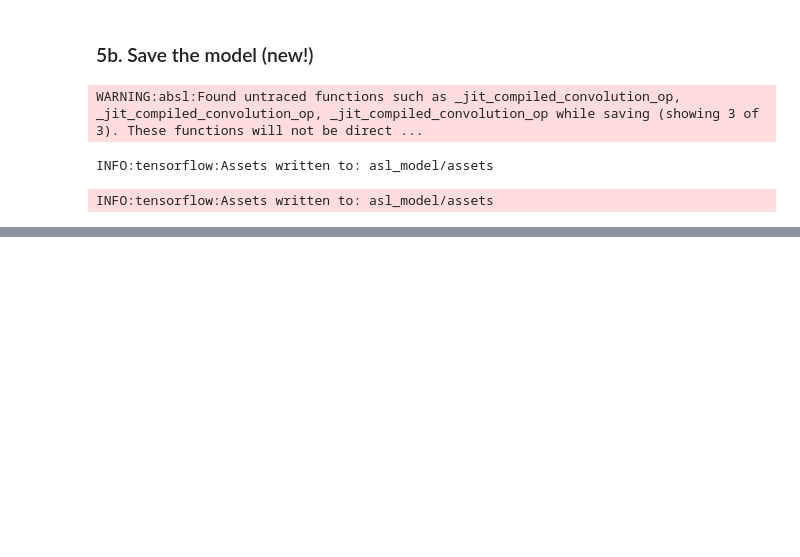
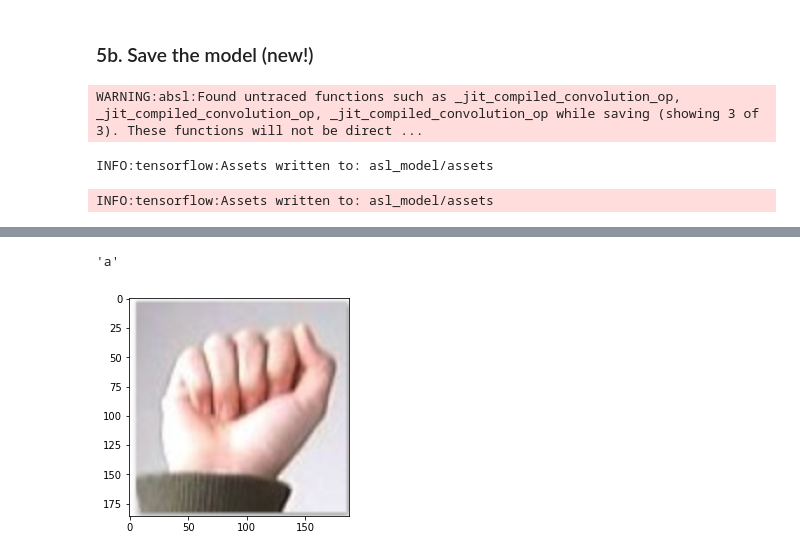
Before and after one commit to felixm3/coursework-workshops-bootcamps-lectures-etc, a Jupyter notebook: nvidia-dli-fundamentals-of-deep-learning/04_asl_data_augmentation.ipynb, the cells around one changed output, grey strips where cells are left out. Cells and saved outputs as stored; diff of their text form; code cells hidden in the pictures; blank space fills up the shorter version.

```diff
--- a/nvidia-dli-fundamentals-of-deep-learning/04_asl_data_augmentation.ipynb
+++ b/nvidia-dli-fundamentals-of-deep-learning/04_asl_data_augmentation.ipynb
@@ -181,0 +278,3 @@ INFO:tensorflow:Assets written to: asl_model/assets
+# %%
+predict_letter("data/asl_images/a.png")
+# %% [output]
@@ -181,0 +282,2 @@ INFO:tensorflow:Assets written to: asl_model/assets
+'a'
+[figure, added]
```
Also changed, not shown: parts of 17 cells of this notebook, 3 other files.
